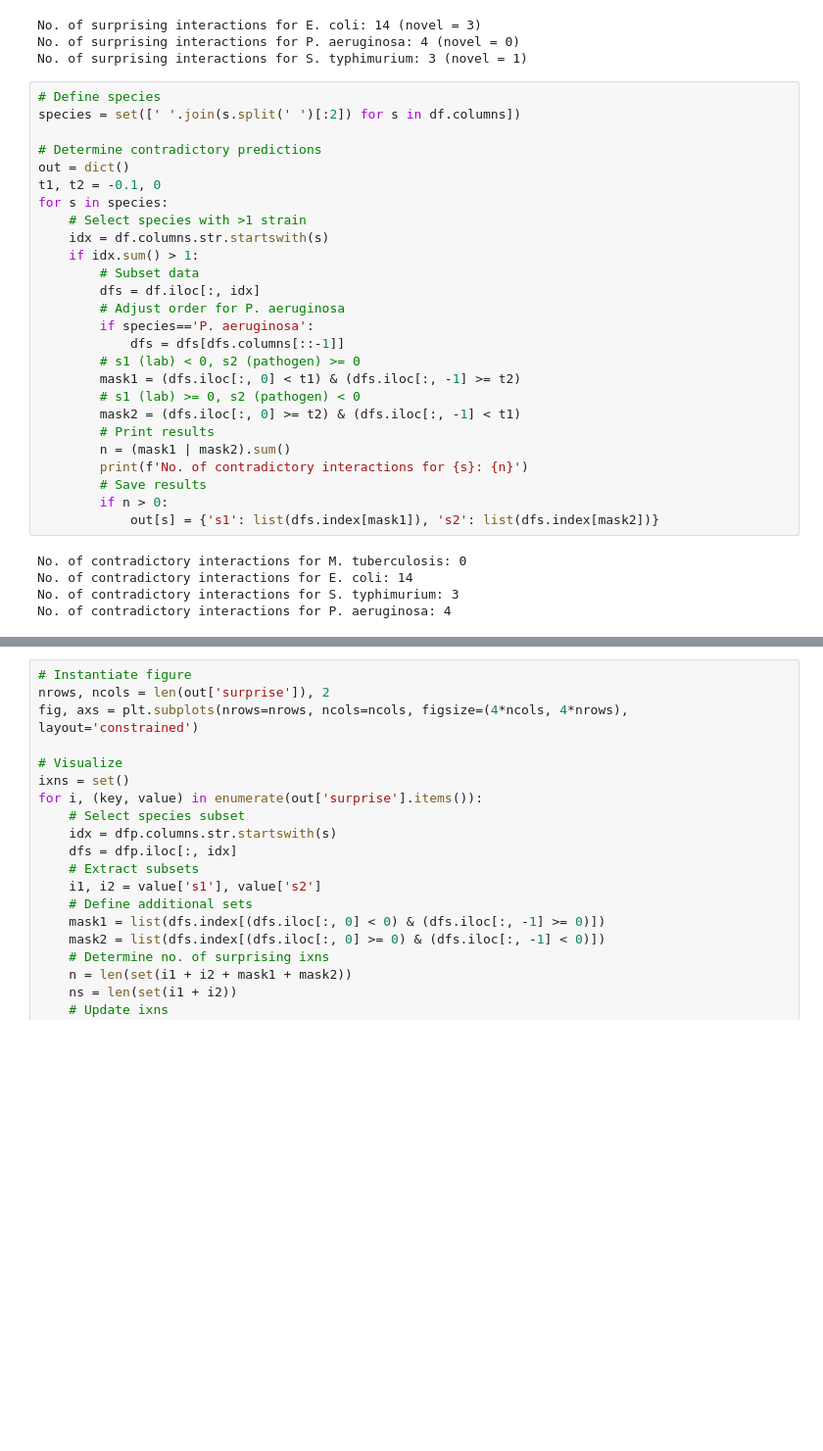
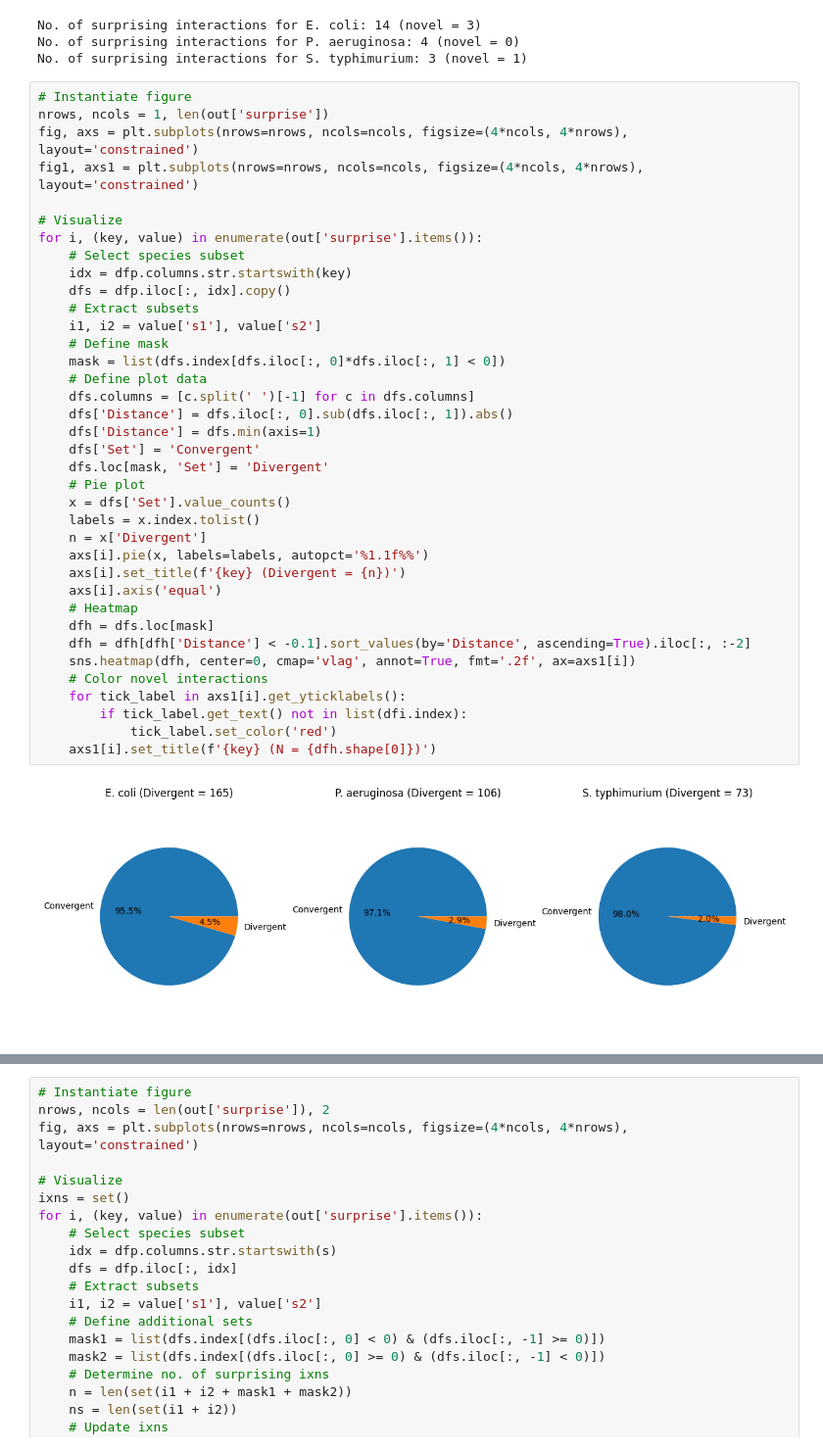
Before and after one commit to sriram-lab/TACTIC, a Jupyter notebook: TACTIC_analysis.ipynb, the cells around one changed output, grey strips where cells are left out. Shown at 98% size. Drawn from its saved outputs; the diff is of its cells as text; blank space fills up the shorter version.

```diff
--- a/TACTIC_analysis.ipynb
+++ b/TACTIC_analysis.ipynb
@@ -1341,34 +1365,42 @@ for s in species:
 No. of surprising interactions for E. coli: 14 (novel = 3)
 No. of surprising interactions for P. aeruginosa: 4 (novel = 0)
 No. of surprising interactions for S. typhimurium: 3 (novel = 1)
-# %%
-# Define species
-species = set([' '.join(s.split(' ')[:2]) for s in df.columns])
-
-# Determine contradictory predictions
-out = dict()
-t1, t2 = -0.1, 0
-for s in species:
-    # Select species with >1 strain
-    idx = df.columns.str.startswith(s)
-    if idx.sum() > 1:
-        # Subset data
-        dfs = df.iloc[:, idx]
-        # Adjust order for P. aeruginosa
-        if species=='P. aeruginosa':
-            dfs = dfs[dfs.columns[::-1]]
-        # s1 (lab) < 0, s2 (pathogen) >= 0
-        mask1 = (dfs.iloc[:, 0] < t1) & (dfs.iloc[:, -1] >= t2)
-        # s1 (lab) >= 0, s2 (pathogen) < 0
-        mask2 = (dfs.iloc[:, 0] >= t2) & (dfs.iloc[:, -1] < t1)
-        # Print results
-        n = (mask1 | mask2).sum()
-        print(f'No. of contradictory interactions for {s}: {n}')
-        # Save results
-        if n > 0:
-            out[s] = {'s1': list(dfs.index[mask1]), 's2': list(dfs.index[mask2])}
-# %% [output]
-No. of contradictory interactions for M. tuberculosis: 0
-No. of contradictory interactions for E. coli: 14
-No. of contradictory interactions for S. typhimurium: 3
-No. of contradictory interactions for P. aeruginosa: 4
+# %%
+# Instantiate figure
+nrows, ncols = 1, len(out['surprise'])
+fig, axs = plt.subplots(nrows=nrows, ncols=ncols, figsize=(4*ncols, 4*nrows), layout='constrained')
+fig1, axs1 = plt.subplots(nrows=nrows, ncols=ncols, figsize=(4*ncols, 4*nrows), layout='constrained')
+
+# Visualize
+for i, (key, value) in enumerate(out['surprise'].items()):
+    # Select species subset
+    idx = dfp.columns.str.startswith(key)
+    dfs = dfp.iloc[:, idx].copy()
+    # Extract subsets
+    i1, i2 = value['s1'], value['s2']
+    # Define mask
+    mask = list(dfs.index[dfs.iloc[:, 0]*dfs.iloc[:, 1] < 0])
+    # Define plot data
+    dfs.columns = [c.split(' ')[-1] for c in dfs.columns]
+    dfs['Distance'] = dfs.iloc[:, 0].sub(dfs.iloc[:, 1]).abs()
+    dfs['Distance'] = dfs.min(axis=1)
+    dfs['Set'] = 'Convergent'
+    dfs.loc[mask, 'Set'] = 'Divergent'
+    # Pie plot
+    x = dfs['Set'].value_counts()
+    labels = x.index.tolist()
+    n = x['Divergent']
+    axs[i].pie(x, labels=labels, autopct='%1.1f%%')
+    axs[i].set_title(f'{key} (Divergent = {n})')
+    axs[i].axis('equal')
+    # Heatmap
+    dfh = dfs.loc[mask]
+    dfh = dfh[dfh['Distance'] < -0.1].sort_values(by='Distance', ascending=True).iloc[:, :-2]
+    sns.heatmap(dfh, center=0, cmap='vlag', annot=True, fmt='.2f', ax=axs1[i])
+    # Color novel interactions
+    for tick_label in axs1[i].get_yticklabels():
+        if tick_label.get_text() not in list(dfi.index):
+            tick_label.set_color('red')
+    axs1[i].set_title(f'{key} (N = {dfh.shape[0]})')
+# %% [output]
+[figure, added]
```
Also changed, not shown: parts of 7 cells of this notebook.
